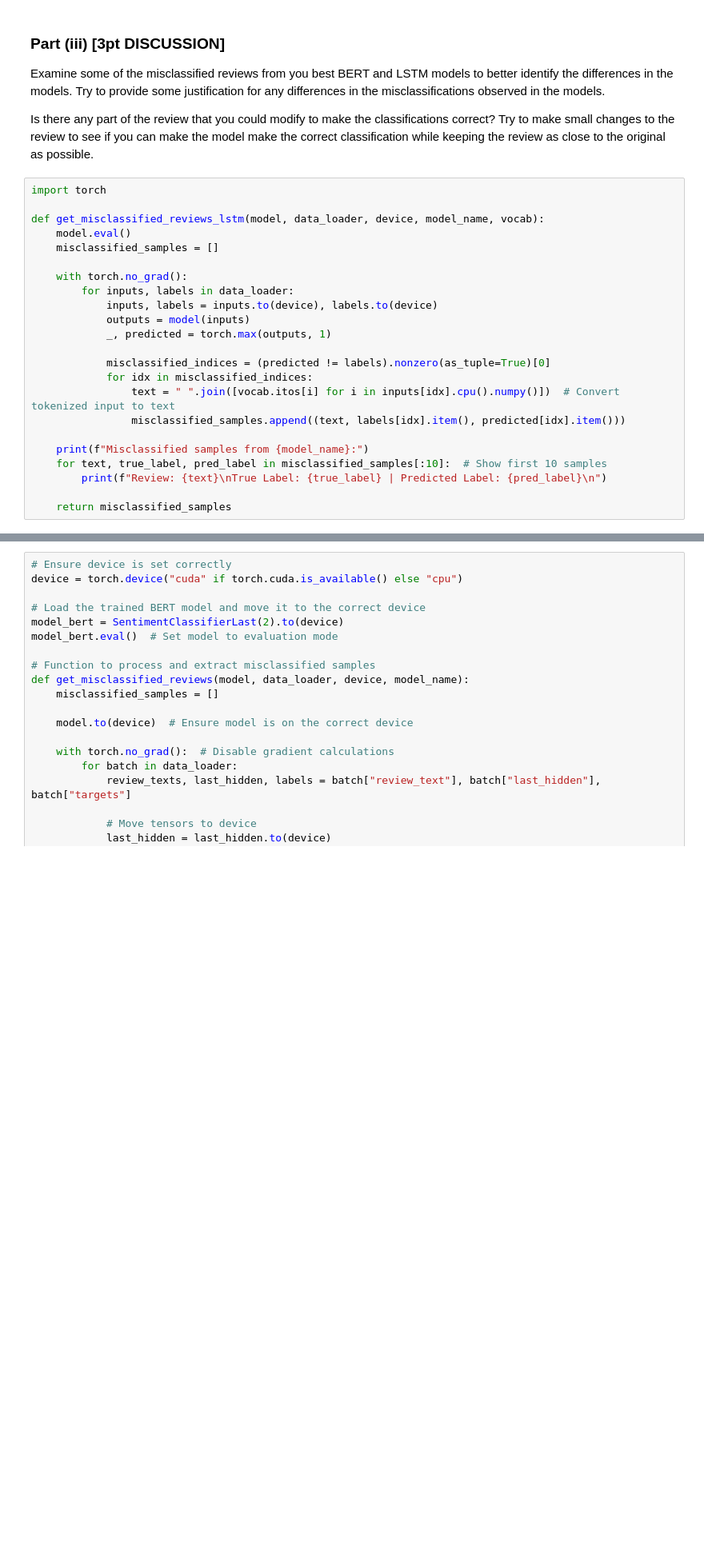
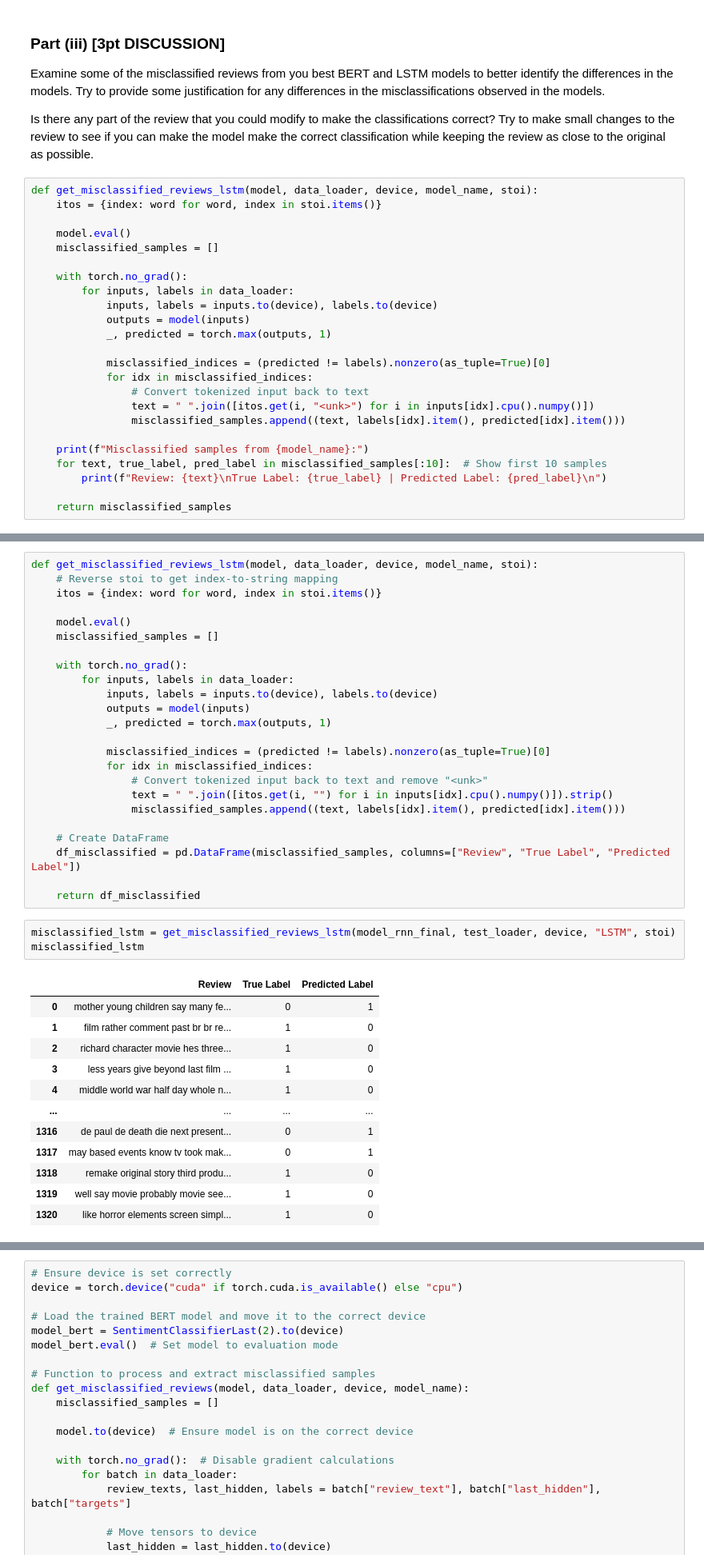
Before and after one commit to Fulankeee/MIE1517-Project-4, a Jupyter notebook: A4.ipynb, the cells around one changed output, grey strips where cells are left out. Shown at 80% size. Drawn from its saved outputs; the diff is of its cells as text; blank space fills up the shorter version.

```diff
--- a/A4.ipynb
+++ b/A4.ipynb
@@ -3637,9 +3637,9 @@ Examine some of the misclassified reviews from you best BERT and LSTM models to
 
 Is there any part of the review that you could modify to make the classifications correct? Try to make small changes to the review to see if you can make the model make the correct classification while keeping the review as close to the original as possible.
 # %%
-import torch
+def get_misclassified_reviews_lstm(model, data_loader, device, model_name, stoi):
+    itos = {index: word for word, index in stoi.items()}
 
-def get_misclassified_reviews_lstm(model, data_loader, device, model_name, vocab):
     model.eval()
     misclassified_samples = []
 
@@ -3651,7 +3651,8 @@ def get_misclassified_reviews_lstm(model, data_loader, device, model_name, vocab
 
             misclassified_indices = (predicted != labels).nonzero(as_tuple=True)[0]
             for idx in misclassified_indices:
-                text = " ".join([vocab.itos[i] for i in inputs[idx].cpu().numpy()])  # Convert tokenized input to text
+                # Convert tokenized input back to text
+                text = " ".join([itos.get(i, "<unk>") for i in inputs[idx].cpu().numpy()])
                 misclassified_samples.append((text, labels[idx].item(), predicted[idx].item()))
 
     print(f"Misclassified samples from {model_name}:")
@@ -3663,0 +3683,40 @@ misclassified_lstm = get_misclassified_reviews_lstm(model_rnn_final, test_loader
+# %%
+def get_misclassified_reviews_lstm(model, data_loader, device, model_name, stoi):
+    # Reverse stoi to get index-to-string mapping
+    itos = {index: word for word, index in stoi.items()}
+
+    model.eval()
+    misclassified_samples = []
+
+    with torch.no_grad():
+        for inputs, labels in data_loader:
+            inputs, labels = inputs.to(device), labels.to(device)
+            outputs = model(inputs)
+            _, predicted = torch.max(outputs, 1)
+
+            misclassified_indices = (predicted != labels).nonzero(as_tuple=True)[0]
+            for idx in misclassified_indices:
+                # Convert tokenized input back to text and remove "<unk>"
+                text = " ".join([itos.get(i, "") for i in inputs[idx].cpu().numpy()]).strip()
+                misclassified_samples.append((text, labels[idx].item(), predicted[idx].item()))
+
+    # Create DataFrame
+    df_misclassified = pd.DataFrame(misclassified_samples, columns=["Review", "True Label", "Predicted Label"])
+
+    return df_misclassified
+# %%
+misclassified_lstm = get_misclassified_reviews_lstm(model_rnn_final, test_loader, device, "LSTM", stoi)
+misclassified_lstm
+# %% [output]
+|  | Review | True Label | Predicted Label |
+| 0 | mother young children say many fe... | 0 | 1 |
+| 1 | film rather comment past br br re... | 1 | 0 |
+| 2 | richard character movie hes three... | 1 | 0 |
+| 3 | less years give beyond last film ... | 1 | 0 |
+| 4 | middle world war half day whole n... | 1 | 0 |
+| ... | ... | ... | ... |
+| 1316 | de paul de death die next present... | 0 | 1 |
+| 1317 | may based events know tv took mak... | 0 | 1 |
+| 1318 | remake original story third produ... | 1 | 0 |
+| 1319 | well say movie probably movie see... | 1 | 0 |
+| 1320 | like horror elements screen simpl... | 1 | 0 |
```
Also changed, not shown: parts of 2 cells of this notebook.
